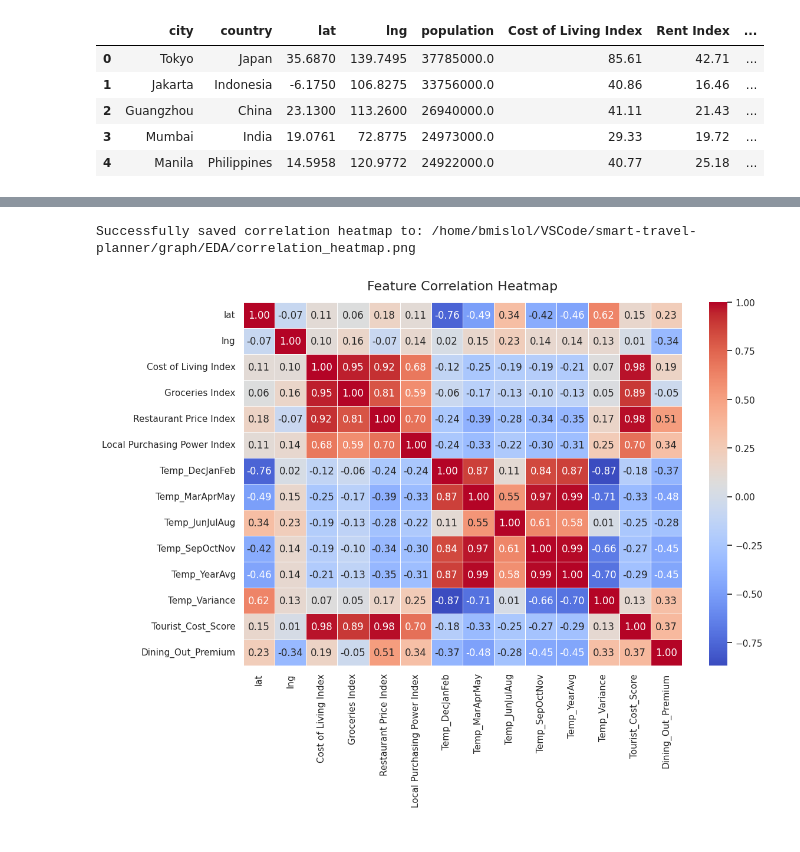
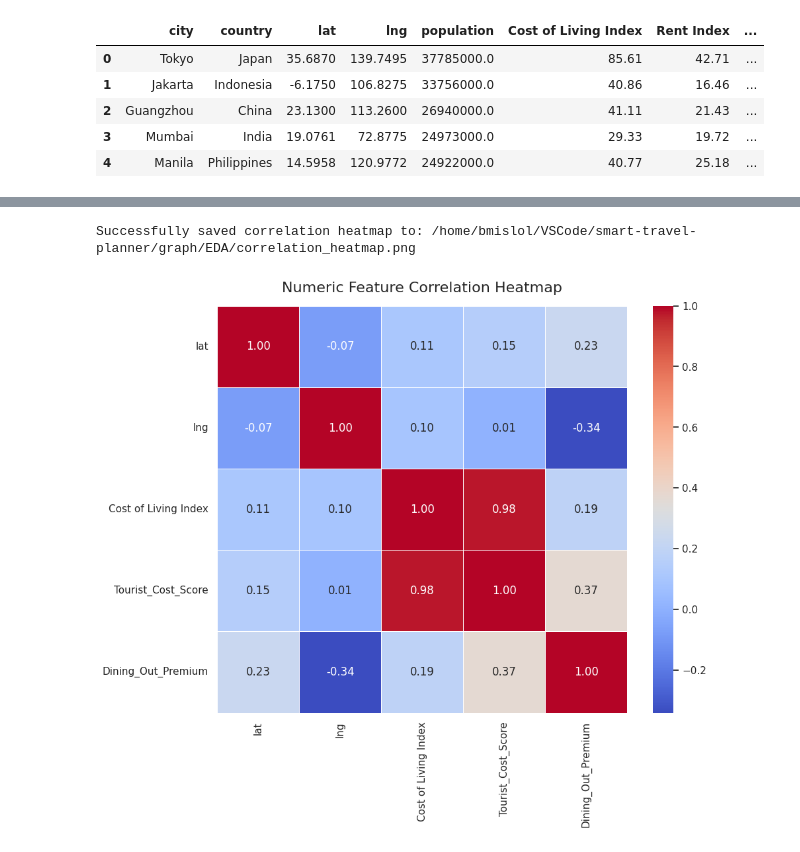
Before and after one commit to bmislol/smart-travel-planner, a Jupyter notebook: notebook/cleaning/label_engineering.ipynb, the cells around one changed output, grey strips where cells are left out. Cells and saved outputs as stored; diff of their text form; code cells hidden in the pictures.

```diff
--- a/notebook/cleaning/label_engineering.ipynb
+++ b/notebook/cleaning/label_engineering.ipynb
@@ -170,0 +219,28 @@ EDA graph directory ready at: /home/bmislol/VSCode/smart-travel-planner/graph/ED
+# %%
+# Cell 5: Assembly & Export
+
+# Convert the list of dictionaries back into a pandas DataFrame
+augmented_df = pd.DataFrame(expanded_rows)
+
+# Sanity check on the new shape (Should be around 864 rows if 108 * 8)
+print(f"New dataset shape: {augmented_df.shape}")
+
+# Reorder columns so it looks clean and logical
+# These are the exact features you will justify in your README
+final_columns = [
+    'city', 'country', 'lat', 'lng',
+    'Primary_Activity', 'Trip_Pace',
+    'Cost of Living Index', 'Tourist_Cost_Score', 'Dining_Out_Premium', 'City_Scale',
+    'Travel_Style' # The Target Label
+]
+
+# Keep only the columns we want, in the order we want
+augmented_df = augmented_df[final_columns]
+
+# Display a random sample to ensure the merge worked correctly
+display(augmented_df.sample(10))
+
+# Save to your structured data folder
+output_path = '../../data/cleaned/smart_travel_dataset_augmented.csv'
+augmented_df.to_csv(output_path, index=False)
+print(f"Successfully saved augmented dataset to {output_path}")
@@ -197,25 +301,27 @@ Passing `palette` without assigning `hue` is deprecated and will be removed in v
 # %%
-# Cell 7: Correlation Heatmap
-fig, ax = plt.subplots(figsize=(12, 8))
+# Cell 7: Feature Correlation Heatmap
 
-# Select only the numeric columns for correlation
-numeric_cols = df.select_dtypes(include=['float64', 'int64'])
+fig, ax = plt.subplots(figsize=(10, 8))
+
+# Select only the numeric columns for correlation from our new dataframe
+numeric_cols = augmented_df.select_dtypes(include=['float64', 'int64'])
 
 # Calculate the correlation matrix
 corr_matrix = numeric_cols.corr()
 
 # Create a heatmap using seaborn
 sns.heatmap(corr_matrix, annot=True, cmap='coolwarm', fmt=".2f", linewidths=0.5, ax=ax)
 
 # Add title
-ax.set_title('Feature Correlation Heatmap', fontsize=16, pad=15)
+ax.set_title('Numeric Feature Correlation Heatmap', fontsize=16, pad=15)
 
 # Save the plot
 heat_plot_path = eda_dir / 'correlation_heatmap.png'
 plt.savefig(heat_plot_path, bbox_inches='tight')
 
 print(f"Successfully saved correlation heatmap to: {heat_plot_path}")
+plt.show()
 # %% [output]
 Successfully saved correlation heatmap to: /home/bmislol/VSCode/smart-travel-planner/graph/EDA/correlation_heatmap.png
-[figure, old version]
+[figure, new version]
 # %%
```
Also changed, not shown: parts of 8 cells of this notebook, 9 other files.
